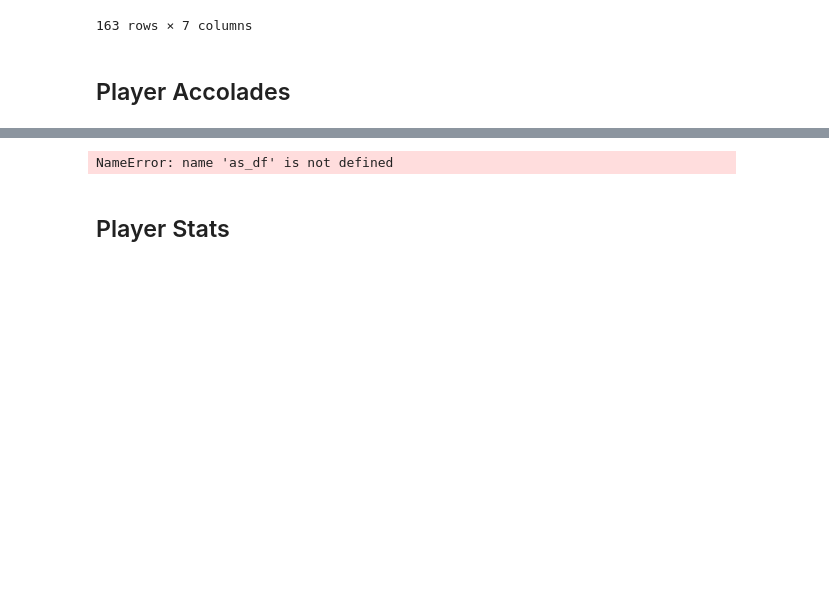
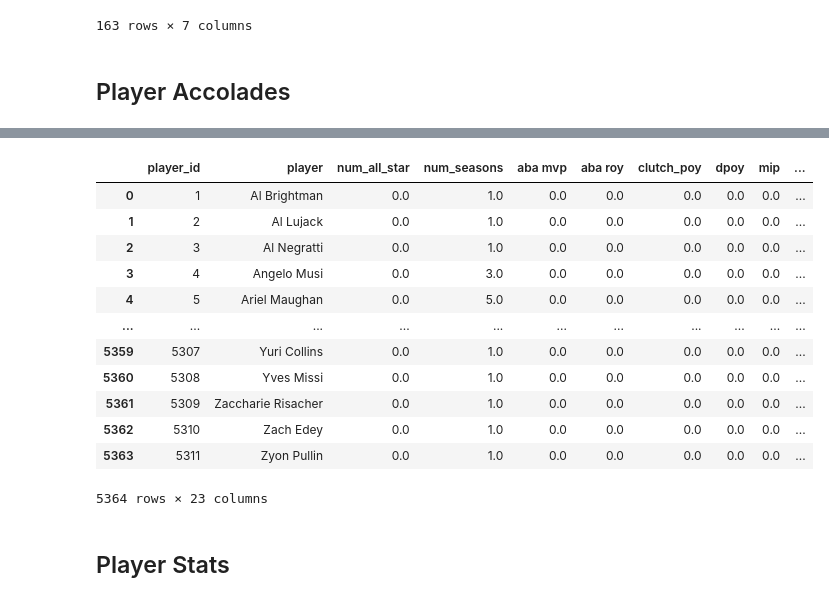
Before and after one commit to justmai1/nba-hof, a Jupyter notebook: data/data-manipulation.ipynb, the cells around one changed output, grey strips where cells are left out. Cells and saved outputs as stored; diff of their text form; code cells hidden in the pictures; blank space fills up the shorter version.

```diff
--- a/data/data-manipulation.ipynb
+++ b/data/data-manipulation.ipynb
@@ -42,9 +52,11 @@ NameError: name 'all_star' is not defined
 # %%
 # Giving All Star players Player IDs
 as_df = pd.merge(
+    player,
     all_star_count,
-    player,
     on = ["player"],
-    how="inner"
-)[["player_id", "player", "num_all_star", "num_seasons"]]
+    how="outer"
+).fillna(0)[["player_id", "player", "num_all_star", "num_seasons"]]
+
+as_df
 # %% [output]
@@ -75,21 +129,35 @@ esa_wide = end_season_award.pivot_table(
 # %%
 # Combining all accolade tables
 
 merge1 = pd.merge(
     as_df,
     award_count_wide,
     on=["player_id", "player"],
-    how="inner"
-)
+    how="outer"
+).fillna(0)
 
 accolades = pd.merge(
     merge1,
     esa_wide,
     on=["player_id", "player"],
-    how="inner"
-)
+    how="outer"
+).fillna(0)
+
+accolades
 # %% [output]
+|  | player_id | player | num_all_star | num_seasons | aba mvp | aba roy | clutch_poy | dpoy | mip | ... |
+| 0 | 1 | Al Brightman | 0.0 | 1.0 | 0.0 | 0.0 | 0.0 | 0.0 | 0.0 | ... |
+| 1 | 2 | Al Lujack | 0.0 | 1.0 | 0.0 | 0.0 | 0.0 | 0.0 | 0.0 | ... |
+| 2 | 3 | Al Negratti | 0.0 | 1.0 | 0.0 | 0.0 | 0.0 | 0.0 | 0.0 | ... |
+| 3 | 4 | Angelo Musi | 0.0 | 3.0 | 0.0 | 0.0 | 0.0 | 0.0 | 0.0 | ... |
+| 4 | 5 | Ariel Maughan | 0.0 | 5.0 | 0.0 | 0.0 | 0.0 | 0.0 | 0.0 | ... |
+| ... | ... | ... | ... | ... | ... | ... | ... | ... | ... | ... |
+| 5359 | 5307 | Yuri Collins | 0.0 | 1.0 | 0.0 | 0.0 | 0.0 | 0.0 | 0.0 | ... |
+| 5360 | 5308 | Yves Missi | 0.0 | 1.0 | 0.0 | 0.0 | 0.0 | 0.0 | 0.0 | ... |
+| 5361 | 5309 | Zaccharie Risacher | 0.0 | 1.0 | 0.0 | 0.0 | 0.0 | 0.0 | 0.0 | ... |
+| 5362 | 5310 | Zach Edey | 0.0 | 1.0 | 0.0 | 0.0 | 0.0 | 0.0 | 0.0 | ... |
+| 5363 | 5311 | Zyon Pullin | 0.0 | 1.0 | 0.0 | 0.0 | 0.0 | 0.0 | 0.0 | ... |
-NameError: name 'as_df' is not defined
+5364 rows × 23 columns
 # %% [markdown]
 ## Player Stats
 # %%
```
Also changed, not shown: parts of 7 cells of this notebook, 5 other files.
